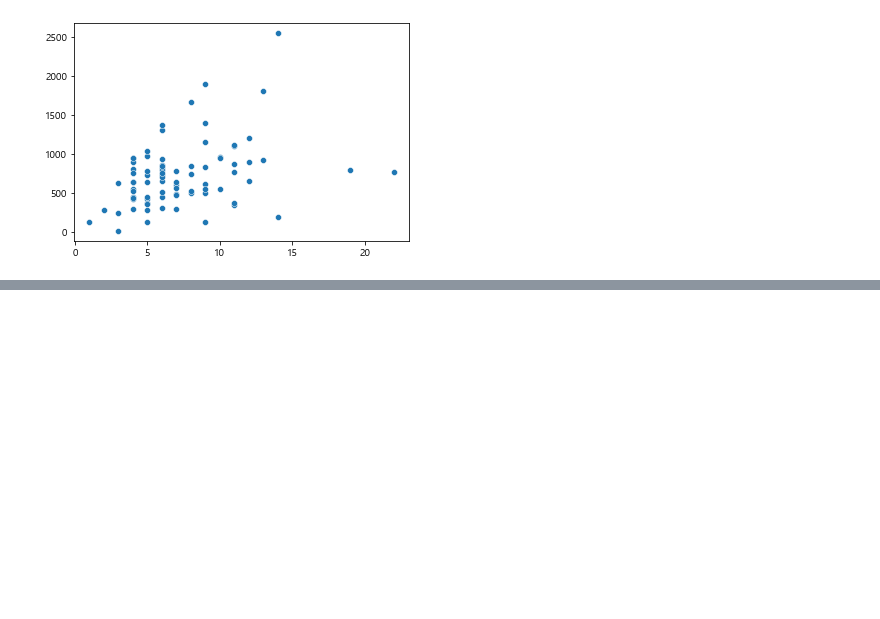
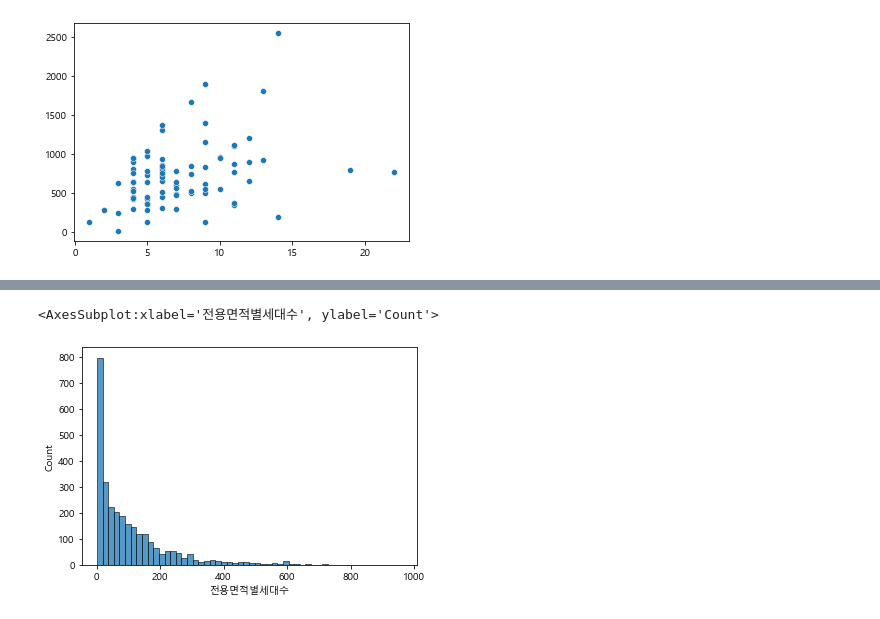
Before and after one commit to hyunjun33/Parking_demand_prediction, a Jupyter notebook: final source code/00_preprocessing_code.ipynb, the cells around one changed output, grey strips where cells are left out. Drawn from its saved outputs; the diff is of its cells as text; code cells hidden in the pictures; blank space fills up the shorter version.

```diff
--- a/final source code/00_preprocessing_code.ipynb
+++ b/final source code/00_preprocessing_code.ipynb
@@ -160,0 +170,19 @@ train_df["전용면적 당 차량등록수"] = (train_df["세대수 규모 당
+# %%
+# 이상치 처리 503, 1871, 1951, 1977, 2023
+
+outlier_index = train_df[train_df["전용면적별세대수"] >= 1000].index
+train_df = train_df.drop(index=outlier_index, axis=0)
+# %%
+outlier_index = train_df[(train_df["전용면적별세대수"] <= 30) & (train_df["전용면적 당 차량등록수"] >=400)].index
+train_df = train_df.drop(index=outlier_index, axis=0)
+# %%
+# 301 아웃라이어 제거
+
+train_df[(train_df["전용면적별세대수"] > 150) & (train_df["전용면적 당 차량등록수"] > 750)]
+
+train_df = train_df.drop(index=301, axis=0)
+# %%
+sns.histplot(train_df["전용면적별세대수"])
+# %% [output]
+<AxesSubplot:xlabel='전용면적별세대수', ylabel='Count'>
+[figure, added]
```
Also changed, not shown: parts of 34 cells of this notebook.
